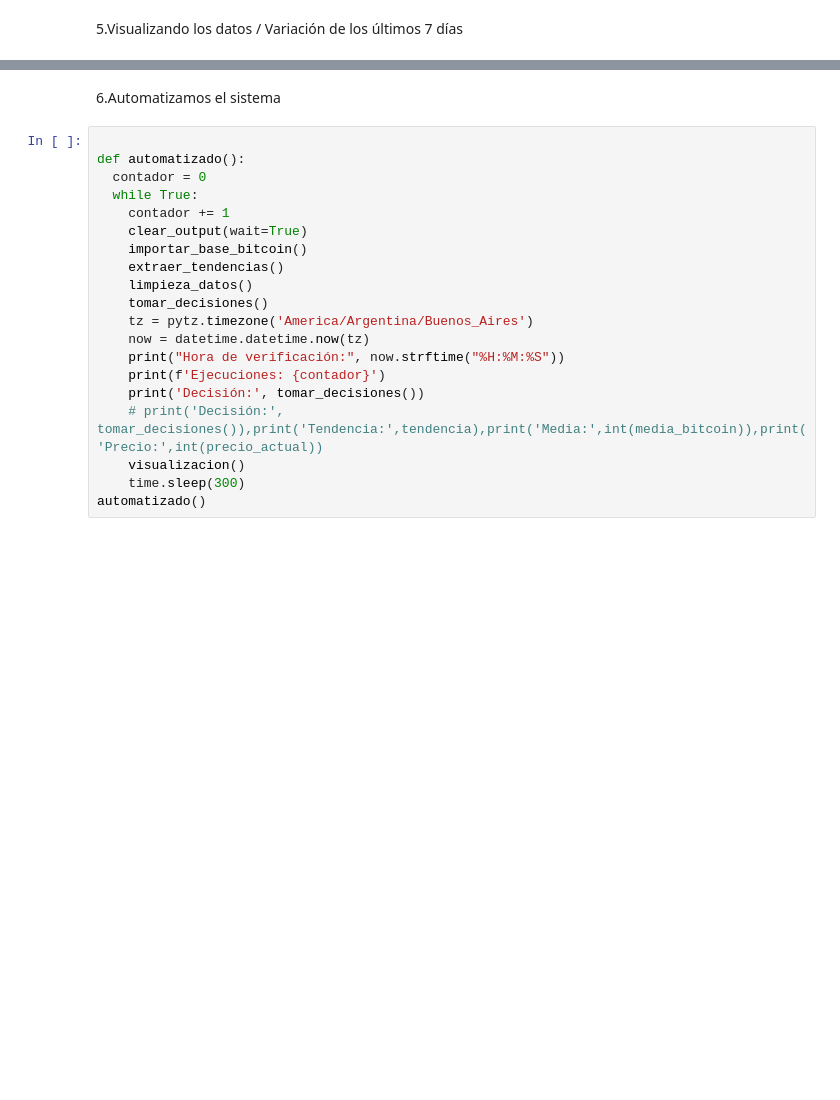
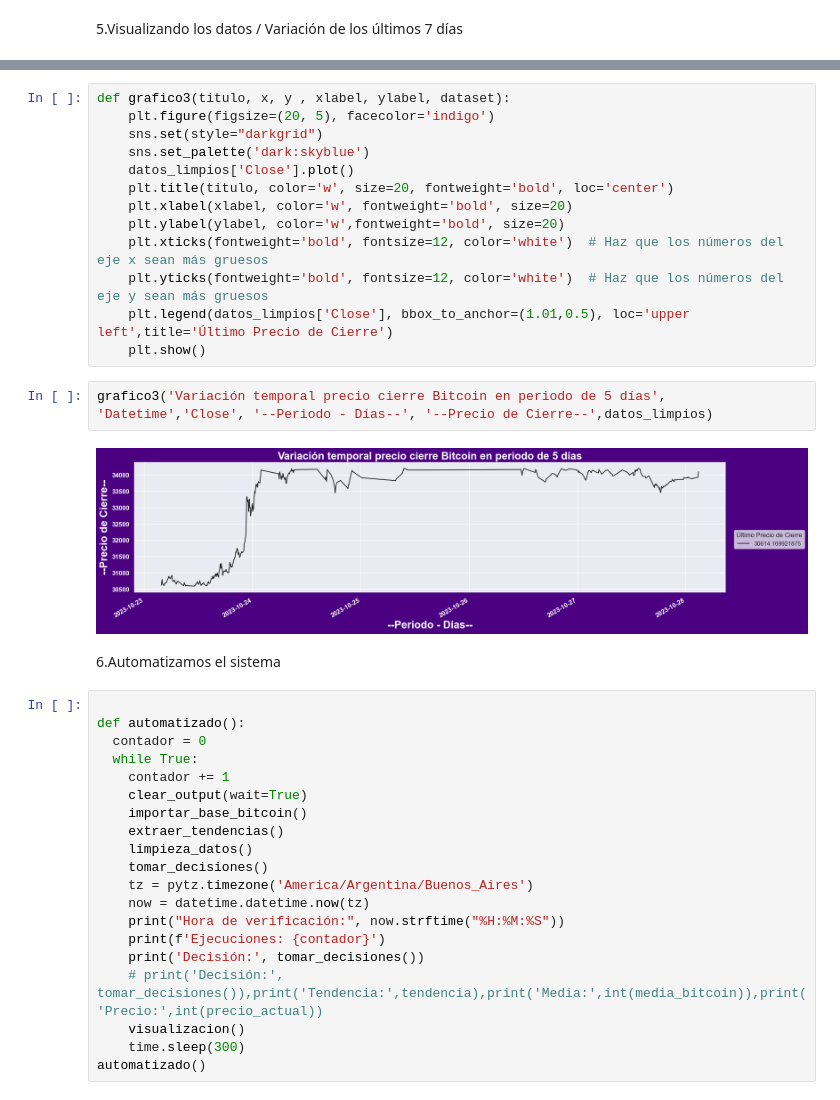
Before and after one commit to Wanves/aluraChallengeRobotTrading, a Jupyter notebook: challenger_data_science_final.ipynb, the cells around one changed output, grey strips where cells are left out. Saved outputs shown, nothing was run; the diff lists cells and outputs as text; blank space fills up the shorter version.

```diff
--- a/challenger_data_science_final.ipynb
+++ b/challenger_data_science_final.ipynb
@@ -385,3 +395,20 @@ visualizacion()
+# %%
+def grafico3(titulo, x, y , xlabel, ylabel, dataset):
+    plt.figure(figsize=(20, 5), facecolor='indigo')
+    sns.set(style="darkgrid")
+    sns.set_palette('dark:skyblue')
+    datos_limpios['Close'].plot()
+    plt.title(titulo, color='w', size=20, fontweight='bold', loc='center')
+    plt.xlabel(xlabel, color='w', fontweight='bold', size=20)
+    plt.ylabel(ylabel, color='w',fontweight='bold', size=20)
+    plt.xticks(fontweight='bold', fontsize=12, color='white')  # Haz que los números del eje x sean más gruesos
+    plt.yticks(fontweight='bold', fontsize=12, color='white')  # Haz que los números del eje y sean más gruesos
+    plt.legend(datos_limpios['Close'], bbox_to_anchor=(1.01,0.5), loc='upper left',title='Último Precio de Cierre')
+    plt.show()
+# %%
+grafico3('Variación temporal precio cierre Bitcoin en periodo de 5 días', 'Datetime','Close', '--Periodo - Días--', '--Precio de Cierre--',datos_limpios)
+# %% [output]
+[figure, added]
 # %% [markdown]
 6.Automatizamos el sistema
 # %%
```
Also changed, not shown: parts of 19 cells of this notebook.
